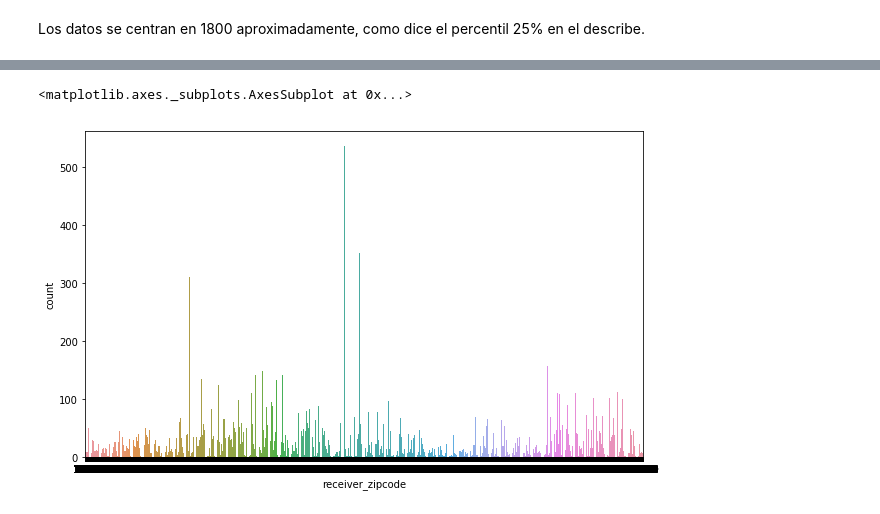
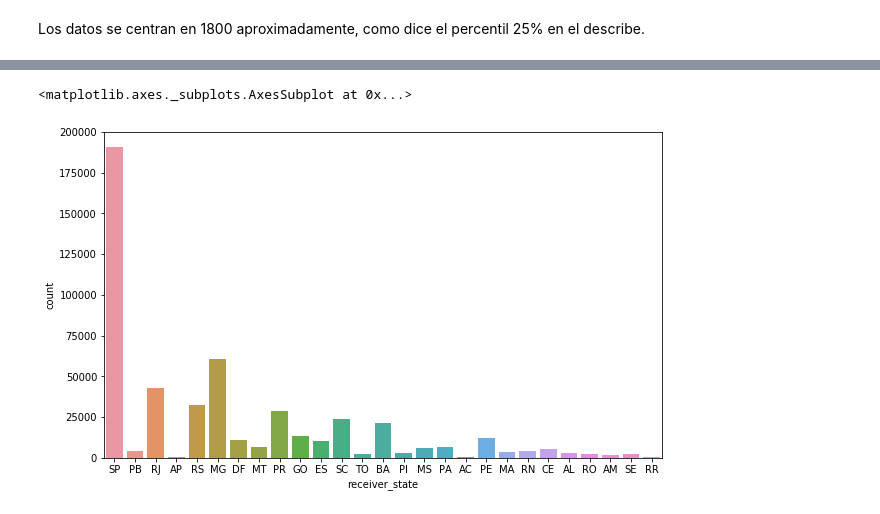
Before and after one commit to cnoeliachaves/diplodatos, a Jupyter notebook: 02_practico.ipynb, the cells around one changed output, grey strips where cells are left out. Drawn from its saved outputs; the diff is of its cells as text; code cells hidden in the pictures.

```diff
--- a/02_practico.ipynb
+++ b/02_practico.ipynb
@@ -242,6 +328,6 @@ Los datos se centran en 1800 aproximadamente, como dice el percentil 25% en el d
 # %%
 plt.figure(figsize=(10,6))
-seaborn.countplot(data=dataset, x='receiver_zipcode')
+seaborn.countplot(data=dataset, x='receiver_state')
 # %% [output]
 <matplotlib.axes._subplots.AxesSubplot at 0x...>
-[figure, old version]
+[figure, new version]
```
Also changed, not shown: parts of 12 cells of this notebook.
